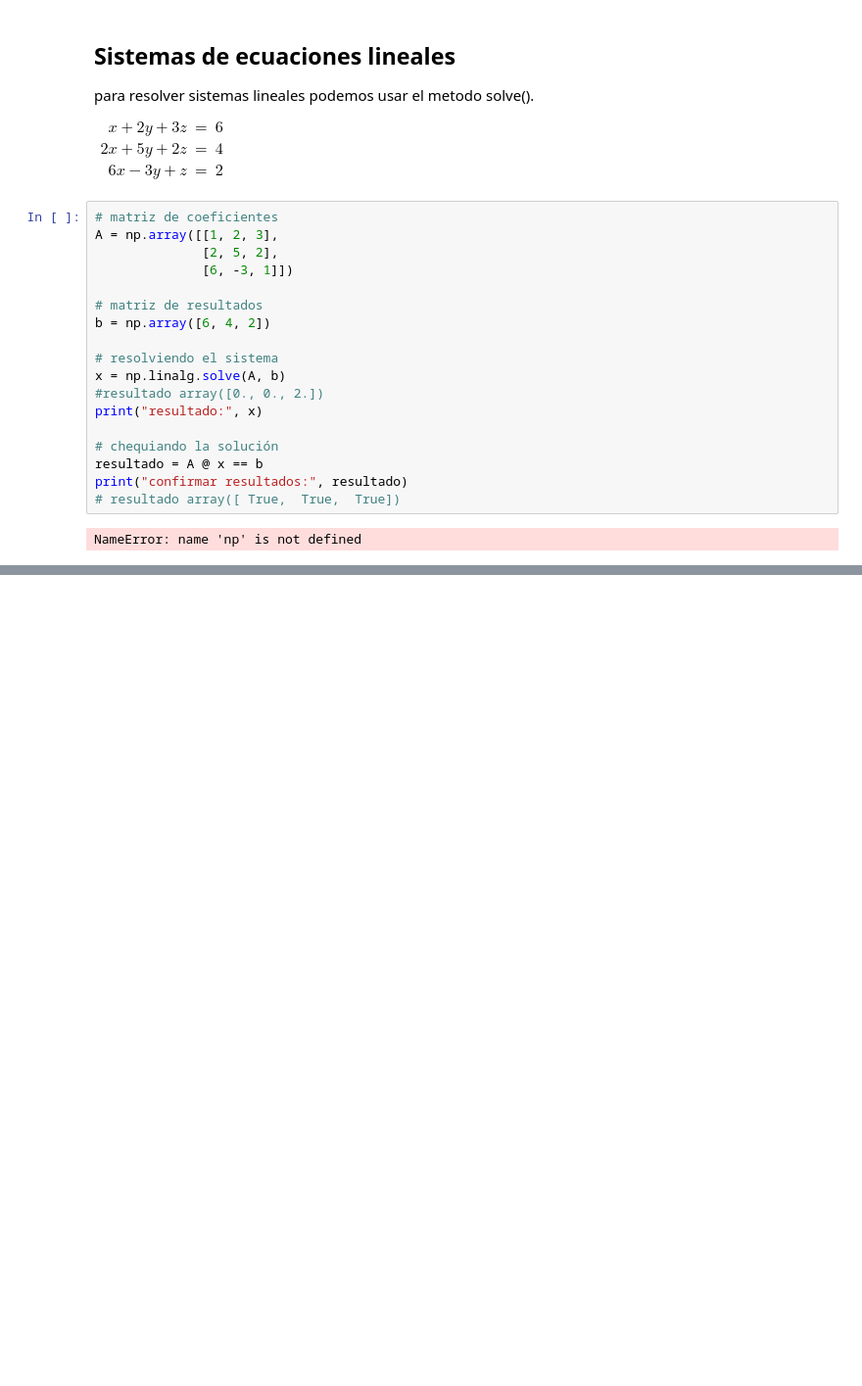
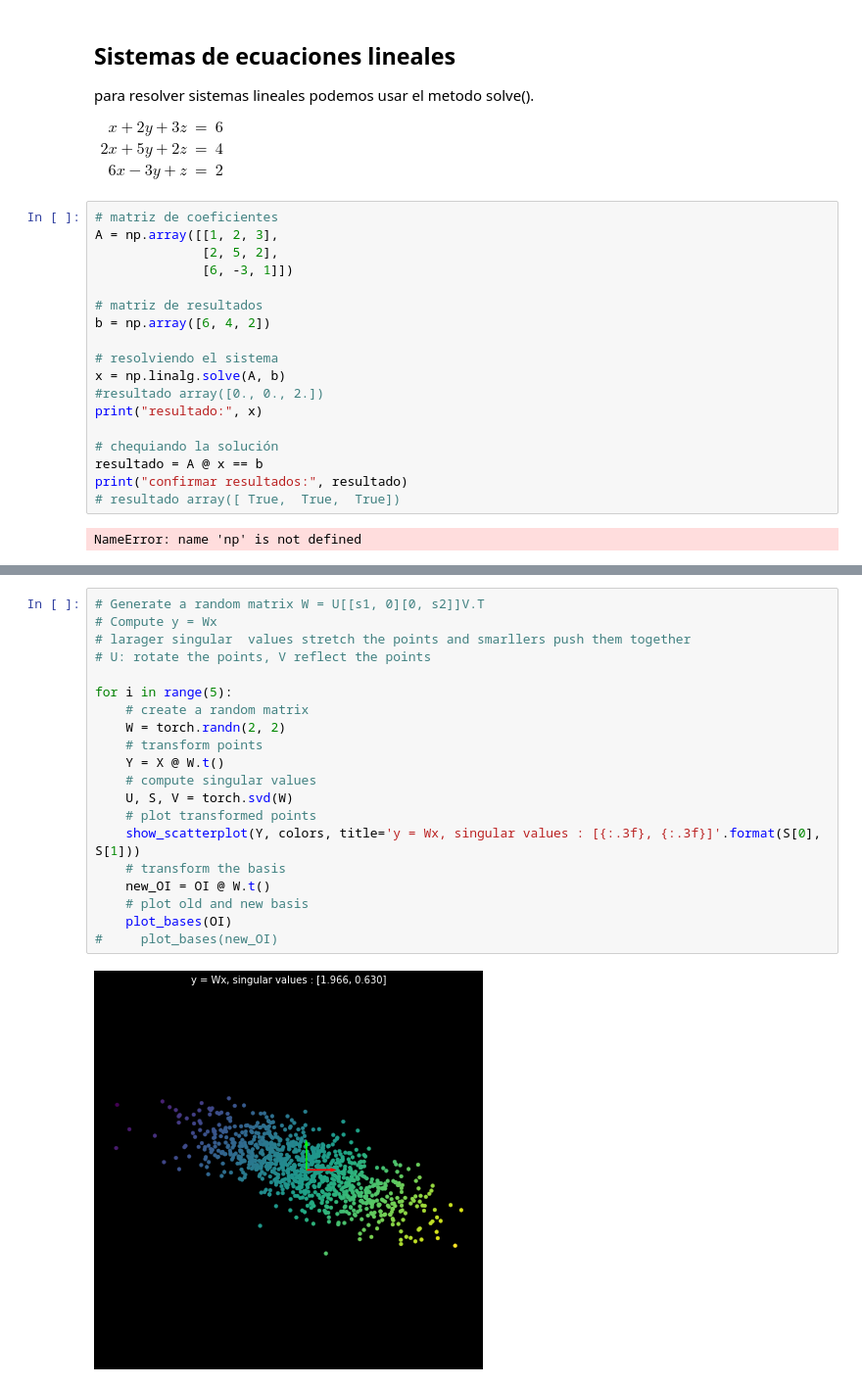
Before and after one commit to alefram/notebooks, a Jupyter notebook: linear_algebra.ipynb, the cells around one changed output, grey strips where cells are left out. Shown at 98% size. Cells and saved outputs as stored; diff of their text form; blank space fills up the shorter version.

```diff
--- a/linear_algebra.ipynb
+++ b/linear_algebra.ipynb
@@ -324,0 +360,22 @@ import torch.nn as nn
+# %%
+# Generate a random matrix W = U[[s1, 0][0, s2]]V.T
+# Compute y = Wx
+# larager singular  values stretch the points and smarllers push them together
+# U: rotate the points, V reflect the points
+
+for i in range(5):
+    # create a random matrix
+    W = torch.randn(2, 2)
+    # transform points
+    Y = X @ W.t()
+    # compute singular values
+    U, S, V = torch.svd(W)
+    # plot transformed points
+    show_scatterplot(Y, colors, title='y = Wx, singular values : [{:.3f}, {:.3f}]'.format(S[0], S[1]))
+    # transform the basis
+    new_OI = OI @ W.t()
+    # plot old and new basis
+    plot_bases(OI)
+#     plot_bases(new_OI)
+# %% [output]
+[figure, added]
```
Also changed, not shown: parts of 10 cells of this notebook, 5 other files.
